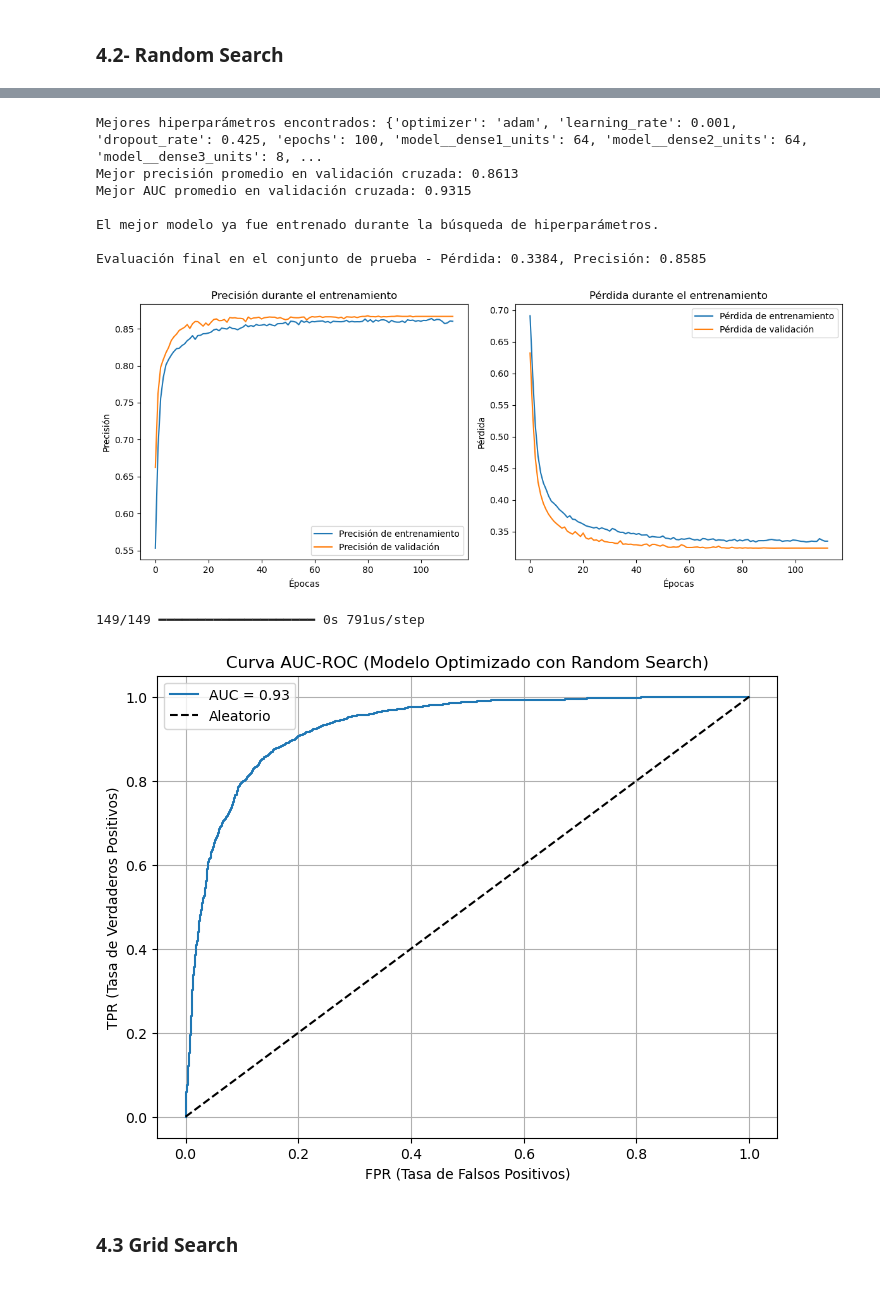
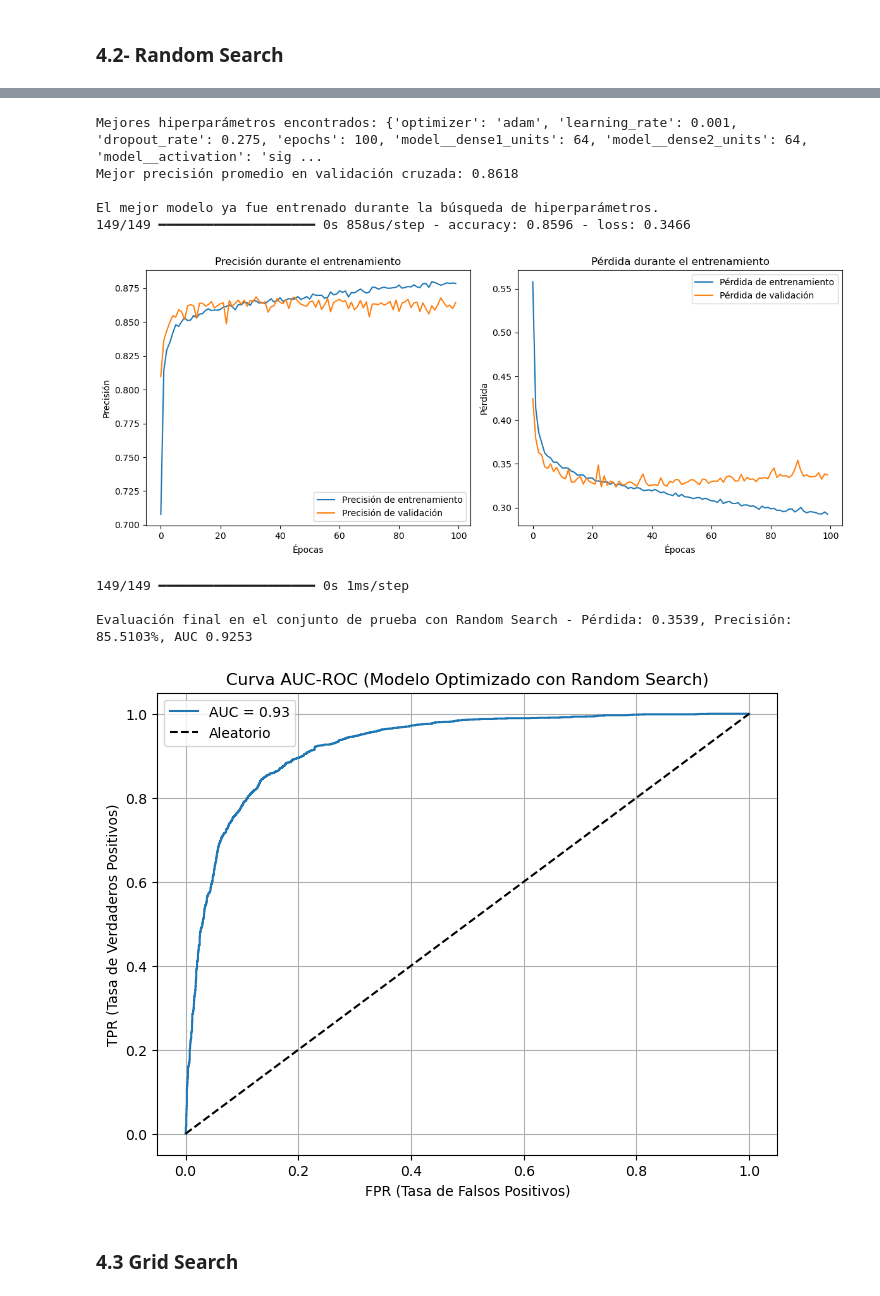
Before and after one commit to JuanGonzalezBallester/TFM, a Jupyter notebook: TFM_GonzalezBallester_JuanAntonio_R0.ipynb, the cells around one changed output, grey strips where cells are left out. Drawn from its saved outputs; the diff is of its cells as text; code cells hidden in the pictures.

```diff
--- a/TFM_GonzalezBallester_JuanAntonio_R0.ipynb
+++ b/TFM_GonzalezBallester_JuanAntonio_R0.ipynb
@@ -2540,62 +2527,63 @@ Mejor puntuación de validación cruzada: 0.8613
 # %%
 # Entrenar el modelo optimizado
-print(f"\nMejores hiperparámetros encontrados: {best_params}")
-print(f"Mejor precisión promedio en validación cruzada: {best_score:.4f}")
-print(f"Mejor AUC promedio en validación cruzada: {mean_auc_final:.4f}")
+print(f"\nMejores hiperparámetros encontrados: {best_params_random}")
+print(f"Mejor precisión promedio en validación cruzada: {best_score_random:.4f}")
+
+best_model=None
 
 # Entrenar el modelo optimizado
 if best_model is None:
     best_model = create_model(
-        optimizer=best_params['optimizer'],
-        learning_rate=best_params['learning_rate'],
-        dropout_rate=best_params['dropout_rate'],
-        dense1_units=best_params['model__dense1_units'],
-        dense2_units=best_params['model__dense2_units'],
-        dense3_units=best_params['model__dense3_units'],
-        activation=best_params['model__activation']
+        optimizer=best_params_random['optimizer'],
+        learning_rate=best_params_random['learning_rate'],
+        dropout_rate=best_params_random['dropout_rate'],
+        dense1_units=best_params_random['model__dense1_units'],
+        dense2_units=best_params_random['model__dense2_units'],
+        activation=best_params_random['model__activation']
     )
     history = best_model.fit(
-        [X_train_general.values, X_train_cancer_type.values, X_train_breast.values, X_train_lung.values, X_train_prostate.values],
+        [X_train_general.values, X_train_cancer_type, X_train_breast.values, X_train_lung.values, X_train_prostate.values],
         y_train.values if hasattr(y_train, 'values') else y_train,
         validation_split=0.2,
-        epochs=best_params['epochs'],
+        epochs=best_params_random['epochs'],
         batch_size=32,
         verbose=1
     )
 else:
     print("\nEl mejor modelo ya fue entrenado durante la búsqueda de hiperparámetros.")
     history = best_model.history # Si el objeto history está disponible
 
+best_model.compile(tf.keras.optimizers.Adam(learning_rate=best_params_random['learning_rate']), loss="binary_crossentropy", metrics=["accuracy"])
+
 # Evaluación final en el conjunto de prueba
 loss_final, accuracy_final = best_model.evaluate(
     [X_test_general, X_test_cancer_type, X_test_breast, X_test_lung, X_test_prostate],
-    y_test,
-    verbose=0
+    y_test
 )
 
 plot_training_history(history)
 
 # Predicciones del mejor modelo
 y_pred_best_2 = best_model.predict([X_test_general.values, X_test_cancer_type, X_test_breast.values, X_test_lung.values, X_test_prostate.values])
 auc_with_random = roc_auc_score(y_test, y_pred_best_2)
 
 print(f"\nEvaluación final en el conjunto de prueba con Random Search - Pérdida: {loss_final:.4f}, Precisión: {accuracy_final:.4%}, AUC {auc_with_random:.4f}")
 
 # Binarizar las predicciones (si es un problema de clasificación binaria)
 y_pred_best_binarized = (y_pred_best_2 > 0.5).astype(int)
 
 plot_auc_roc(y_test, y_pred_best_2, model_name="Modelo Optimizado con Random Search")
 # %% [output]
-Mejores hiperparámetros encontrados: {'optimizer': 'adam', 'learning_rate': 0.001, 'dropout_rate': 0.425, 'epochs': 100, 'model__dense1_units': 64, 'model__dense2_units': 64, 'model__dense3_units': 8, ...
-Mejor precisión promedio en validación cruzada: 0.8613
-Mejor AUC promedio en validación cruzada: 0.9315
+Mejores hiperparámetros encontrados: {'optimizer': 'adam', 'learning_rate': 0.001, 'dropout_rate': 0.275, 'epochs': 100, 'model__dense1_units': 64, 'model__dense2_units': 64, 'model__activation': 'sig ...
+Mejor precisión promedio en validación cruzada: 0.8618
 
 El mejor modelo ya fue entrenado durante la búsqueda de hiperparámetros.
-
-Evaluación final en el conjunto de prueba - Pérdida: 0.3384, Precisión: 0.8585
+149/149 ━━━━━━━━━━━━━━━━━━━━ 0s 858us/step - accuracy: 0.8596 - loss: 0.3466
-[figure, old version]
+[figure, new version]
-149/149 ━━━━━━━━━━━━━━━━━━━━ 0s 791us/step
+149/149 ━━━━━━━━━━━━━━━━━━━━ 0s 1ms/step
+
+Evaluación final en el conjunto de prueba con Random Search - Pérdida: 0.3539, Precisión: 85.5103%, AUC 0.9253
-[figure, old version]
+[figure, new version]
 # %% [markdown]
 ### 4.3 Grid Search
 # %%
```
Also changed, not shown: parts of 7 cells of this notebook, 1 other file.
